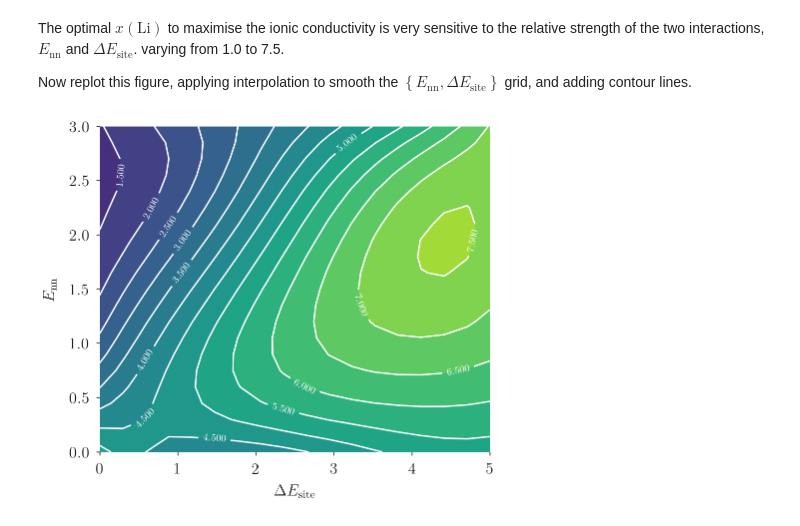
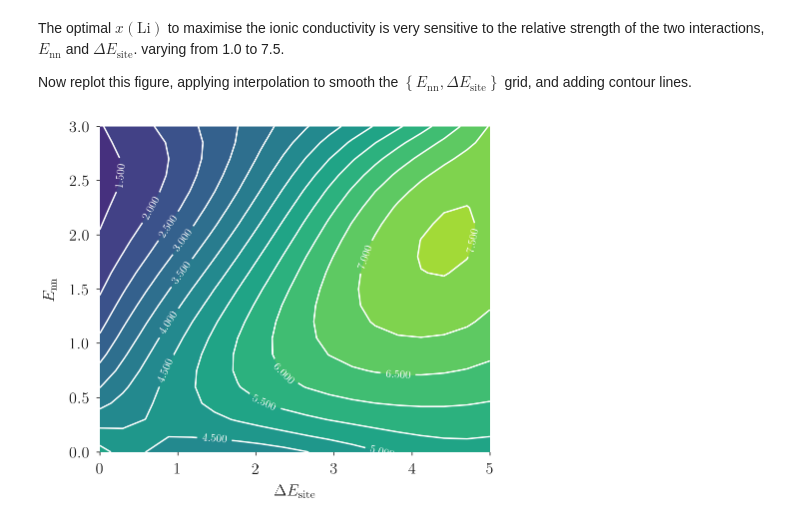
Before and after one commit to bjmorgan/garnet-lgmc-data, a Jupyter notebook: analysis/garnet_LGMC.ipynb, the cells around one changed output. Saved outputs shown, nothing was run; the diff lists cells and outputs as text; code cells hidden in the pictures.

```diff
--- a/analysis/garnet_LGMC.ipynb
+++ b/analysis/garnet_LGMC.ipynb
@@ -400,34 +400,34 @@ def func( group ):
 ndata_pd = data.groupby( [ 'E_nn', 'E_site' ] ).apply( func ).reset_index( drop = True )
 Z = ndata_pd.n_Li.values
 Y = ndata_pd.E_nn.values
 X = ndata_pd.E_site.values
 
 fig = plt.figure(figsize=(7, 6))
 ax = fig.add_subplot(111)
 for s in [ 'top', 'bottom', 'left', 'right' ]:
     ax.spines[s].set_visible(False)
 
 xnew, ynew = np.mgrid[0:5.0:18j, 0:3.0:21j]
 tck = interpolate.bisplrep( X, Y, Z, s=3 )
 znew = interpolate.bisplev(xnew[:,0], ynew[0,:], tck)
 
 levels = np.linspace( 0.0, 9.0, 19 )
 
 x,y=np.meshgrid(X, Y)
 ax.set_xlabel( r'$\Delta E_\mathrm{site}$' )
 ax.set_ylabel( r'$E_\mathrm{nn}$' )
 
 cs = plt.contourf(xnew, ynew, znew,
                   interpolation = 'bicubic', levels = levels, cmap = 'viridis' )
 C = plt.contour(xnew, ynew, znew, 9, colors='white', linewidth=.5, levels=levels[::])
-plt.clabel(C, inline=1, fontsize=10)
+plt.clabel(C, inline=1, fontsize=11)
 
 # cbar = plt.colorbar( cs )
 # cbar.ax.set_ylabel( r'$\arg\,\max\,\sigma^\prime(x_\mathrm{Li})$')
 # for s in [ 'top', 'bottom', 'left', 'right' ]:
 #     cbar.ax.spines[s].set_visible(False)
 fig.savefig( filename = '../figures/max_sigma.pdf' )
 # %% [output]
-[figure, old version]
+[figure, new version]
 # %%
 plt.close('all')
```
Also changed, not shown: parts of 4 cells of this notebook, 8 other files.
